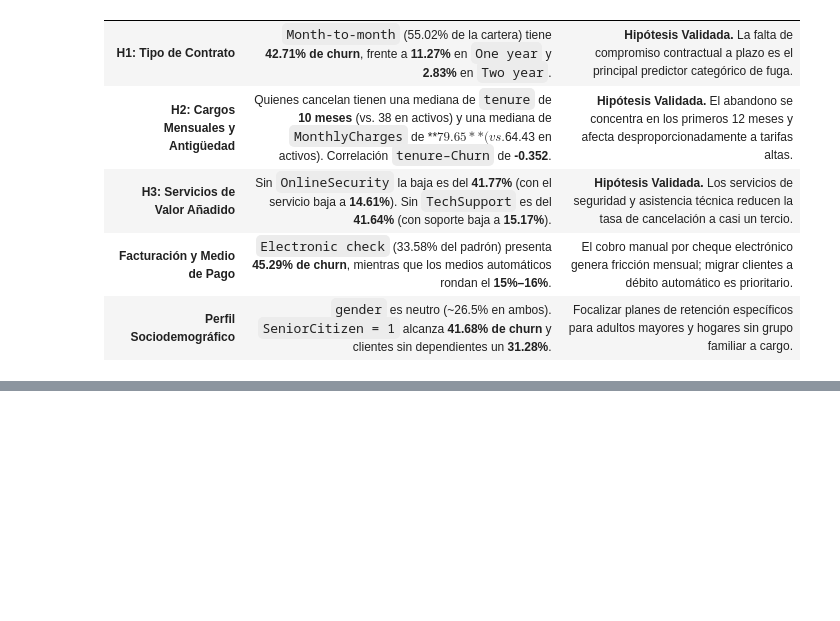
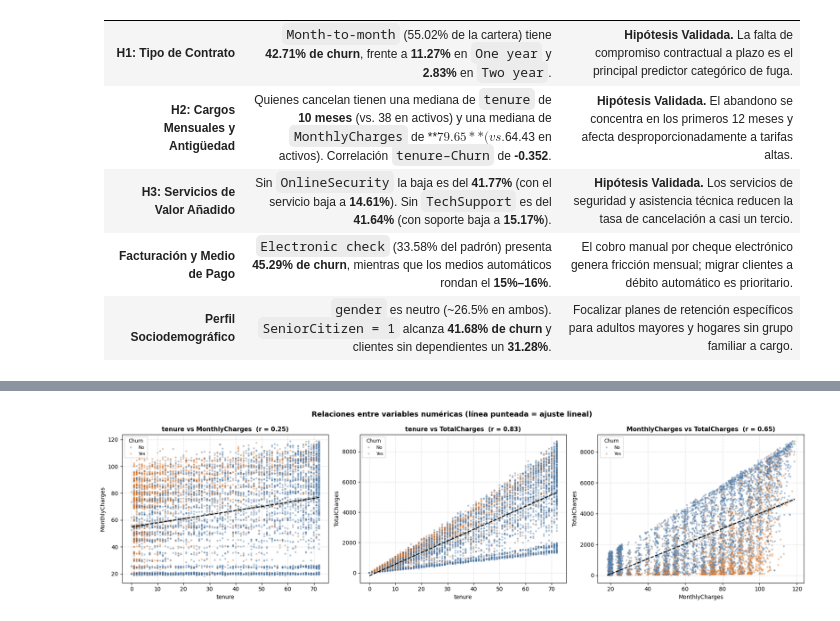
Before and after one commit to Janegro09/tpi-analisis-de-datos, a Jupyter notebook: notebooks/TPI_Analisis_de_Datos.ipynb, the cells around one changed output, grey strips where cells are left out. Cells and saved outputs as stored; diff of their text form; code cells hidden in the pictures; blank space fills up the shorter version.

```diff
--- a/notebooks/TPI_Analisis_de_Datos.ipynb
+++ b/notebooks/TPI_Analisis_de_Datos.ipynb
@@ -928,0 +1090,19 @@ for c in cols_contratacion:
+# %%
+pares_dispersion = [("tenure", "MonthlyCharges"), ("tenure", "TotalCharges"), ("MonthlyCharges", "TotalCharges")]
+paleta_churn = {"No": "#2b5c8f", "Yes": "#d95f02"}
+
+fig, axes = plt.subplots(1, 3, figsize=(18, 5))
+for ax, (x, y) in zip(axes, pares_dispersion):
+    sns.scatterplot(data=df, x=x, y=y, hue="Churn", hue_order=["No", "Yes"],
+                    palette=paleta_churn, alpha=0.35, s=12, ax=ax)
+    sns.regplot(data=df, x=x, y=y, scatter=False, color="black",
+                line_kws={"lw": 1.6, "ls": "--"}, ax=ax)
+    ax.set_title(f"{x} vs {y}  (r = {matriz_corr.loc[x, y]:.2f})", fontsize=11, fontweight="bold")
+    ax.legend(title="Churn", fontsize=8, title_fontsize=9)
+    ax.grid(linestyle="--", alpha=0.4)
+
+fig.suptitle("Relaciones entre variables numéricas (línea punteada = ajuste lineal)", fontsize=13, fontweight="bold")
+plt.tight_layout()
+plt.show()
+# %% [output]
+[figure, added]
```
Also changed, not shown: parts of 20 cells of this notebook.
